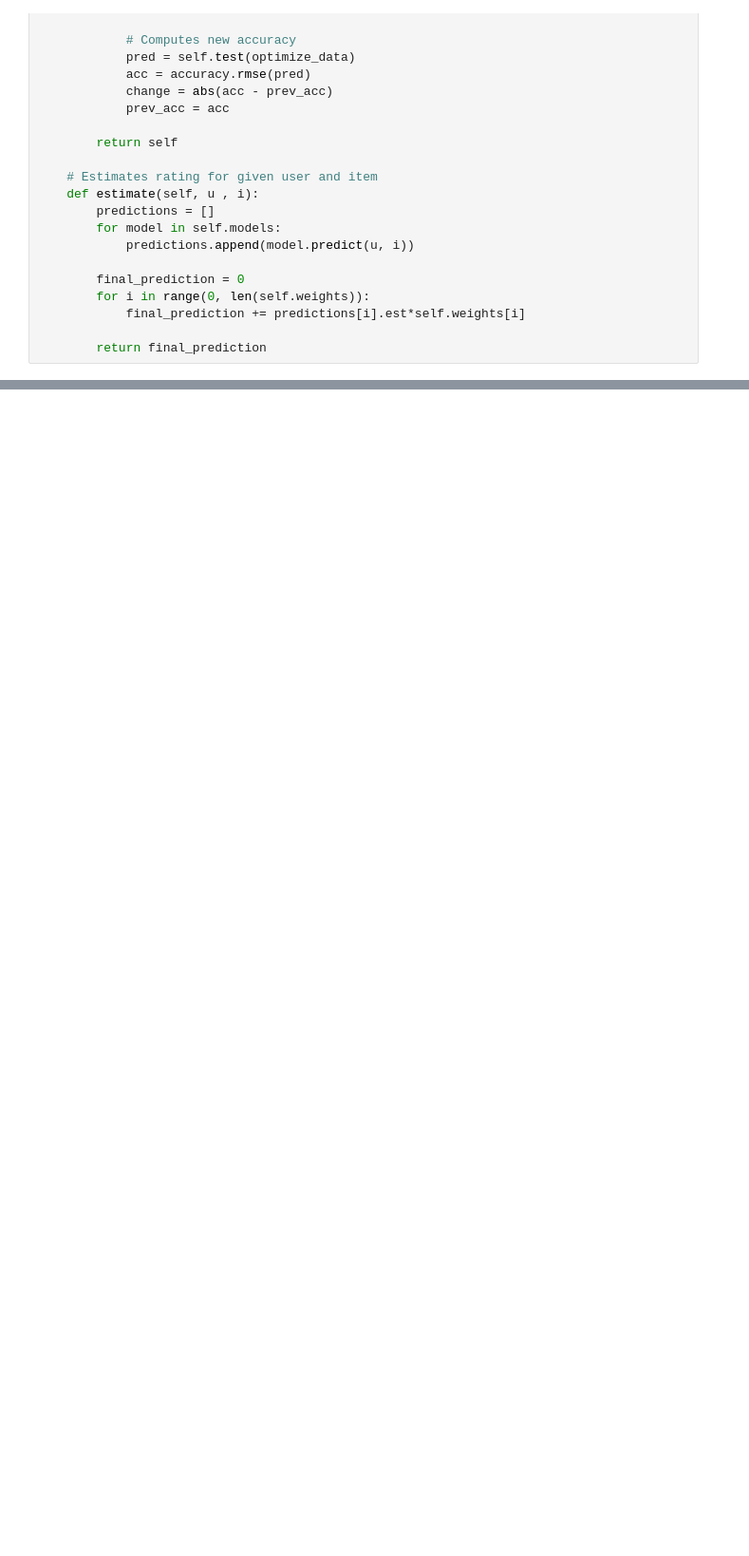
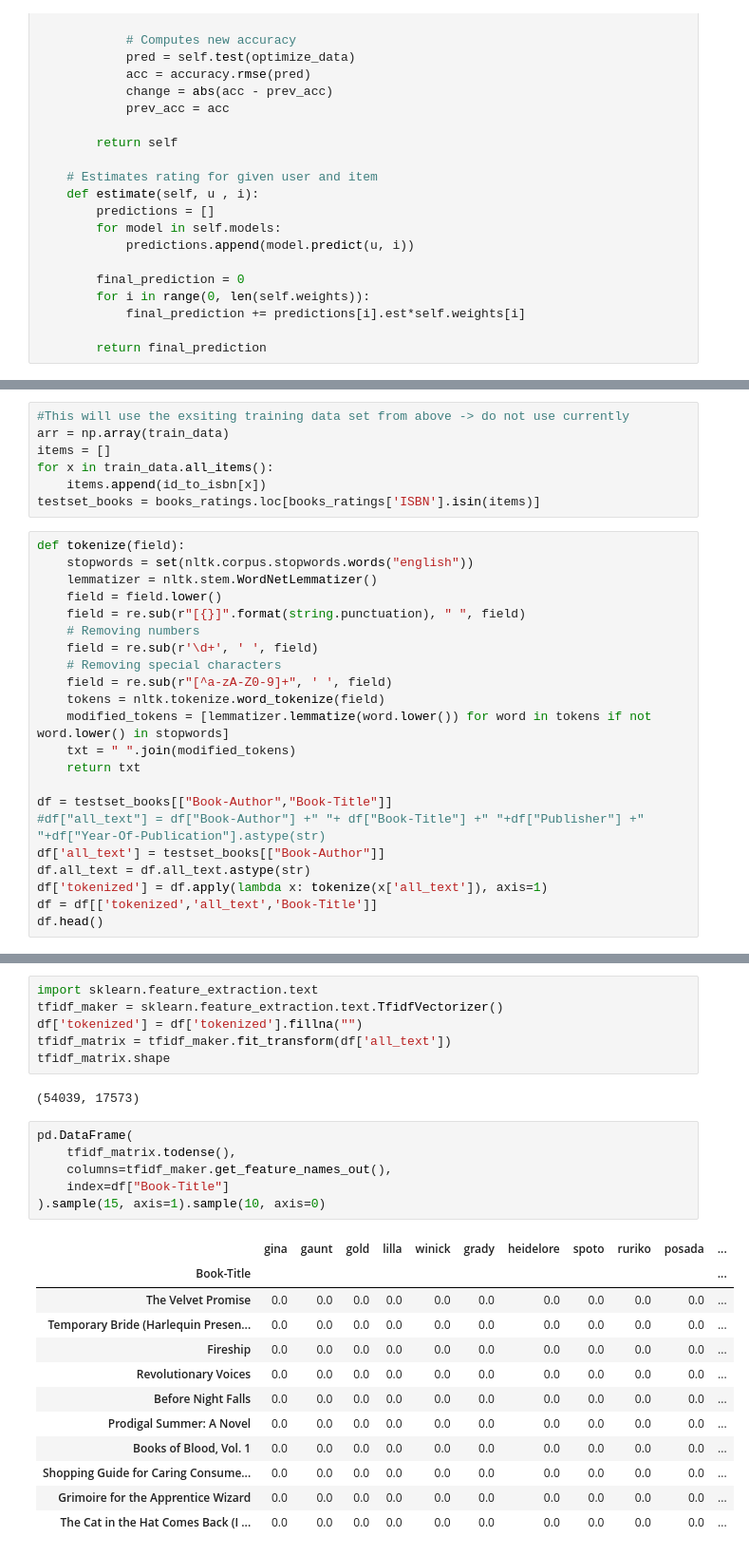
Before and after one commit to Reprodux/CP421_g16_project, a Jupyter notebook: project.ipynb, the cells around one changed output, grey strips where cells are left out. Shown at 95% size. Drawn from its saved outputs; the diff is of its cells as text; blank space fills up the shorter version.

Commit message:
sample cosine run

```diff
--- a/project.ipynb
+++ b/project.ipynb
@@ -195,0 +263,29 @@ Llewellyn's 1999 Magical Almanac (Serial)
+# %%
+#This will use the exsiting training data set from above -> do not use currently
+arr = np.array(train_data)
+items = []
+for x in train_data.all_items():
+    items.append(id_to_isbn[x])
+testset_books = books_ratings.loc[books_ratings['ISBN'].isin(items)]
+# %%
+def tokenize(field):
+    stopwords = set(nltk.corpus.stopwords.words("english"))
+    lemmatizer = nltk.stem.WordNetLemmatizer()
+    field = field.lower()
+    field = re.sub(r"[{}]".format(string.punctuation), " ", field)
+    # Removing numbers
+    field = re.sub(r'\d+', ' ', field)
+    # Removing special characters
+    field = re.sub(r"[^a-zA-Z0-9]+", ' ', field)
+    tokens = nltk.tokenize.word_tokenize(field)
+    modified_tokens = [lemmatizer.lemmatize(word.lower()) for word in tokens if not word.lower() in stopwords]
+    txt = " ".join(modified_tokens)
+    return txt
+
+df = testset_books[["Book-Author","Book-Title"]]
+#df["all_text"] = df["Book-Author"] +" "+ df["Book-Title"] +" "+df["Publisher"] +" "+df["Year-Of-Publication"].astype(str)
+df['all_text'] = testset_books[["Book-Author"]]
+df.all_text = df.all_text.astype(str)
+df['tokenized'] = df.apply(lambda x: tokenize(x['all_text']), axis=1)
+df = df[['tokenized','all_text','Book-Title']]
+df.head()
@@ -195,0 +314,27 @@ Llewellyn's 1999 Magical Almanac (Serial)
+# %%
+import sklearn.feature_extraction.text
+tfidf_maker = sklearn.feature_extraction.text.TfidfVectorizer()
+df['tokenized'] = df['tokenized'].fillna("")
+tfidf_matrix = tfidf_maker.fit_transform(df['all_text'])
+tfidf_matrix.shape
+# %% [output]
+(54039, 17573)
+# %%
+pd.DataFrame(
+    tfidf_matrix.todense(),
+    columns=tfidf_maker.get_feature_names_out(),
+    index=df["Book-Title"]
+).sample(15, axis=1).sample(10, axis=0)
+# %% [output]
+|  | gina | gaunt | gold | lilla | winick | grady | heidelore | spoto | ruriko | posada | ... |
+| Book-Title |  |  |  |  |  |  |  |  |  |  | ... |
+| The Velvet Promise | 0.0 | 0.0 | 0.0 | 0.0 | 0.0 | 0.0 | 0.0 | 0.0 | 0.0 | 0.0 | ... |
+| Temporary Bride (Harlequin Presen... | 0.0 | 0.0 | 0.0 | 0.0 | 0.0 | 0.0 | 0.0 | 0.0 | 0.0 | 0.0 | ... |
+| Fireship | 0.0 | 0.0 | 0.0 | 0.0 | 0.0 | 0.0 | 0.0 | 0.0 | 0.0 | 0.0 | ... |
+| Revolutionary Voices | 0.0 | 0.0 | 0.0 | 0.0 | 0.0 | 0.0 | 0.0 | 0.0 | 0.0 | 0.0 | ... |
+| Before Night Falls | 0.0 | 0.0 | 0.0 | 0.0 | 0.0 | 0.0 | 0.0 | 0.0 | 0.0 | 0.0 | ... |
+| Prodigal Summer: A Novel | 0.0 | 0.0 | 0.0 | 0.0 | 0.0 | 0.0 | 0.0 | 0.0 | 0.0 | 0.0 | ... |
+| Books of Blood, Vol. 1 | 0.0 | 0.0 | 0.0 | 0.0 | 0.0 | 0.0 | 0.0 | 0.0 | 0.0 | 0.0 | ... |
+| Shopping Guide for Caring Consume... | 0.0 | 0.0 | 0.0 | 0.0 | 0.0 | 0.0 | 0.0 | 0.0 | 0.0 | 0.0 | ... |
+| Grimoire for the Apprentice Wizard | 0.0 | 0.0 | 0.0 | 0.0 | 0.0 | 0.0 | 0.0 | 0.0 | 0.0 | 0.0 | ... |
+| The Cat in the Hat Comes Back (I ... | 0.0 | 0.0 | 0.0 | 0.0 | 0.0 | 0.0 | 0.0 | 0.0 | 0.0 | 0.0 | ... |
```
Also changed, not shown: parts of 14 cells of this notebook.
